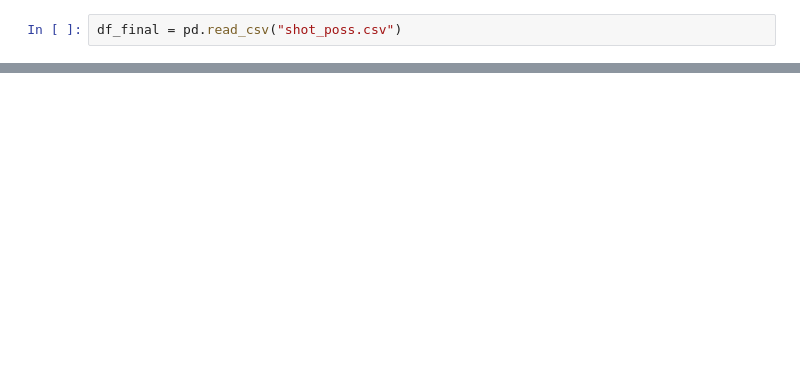
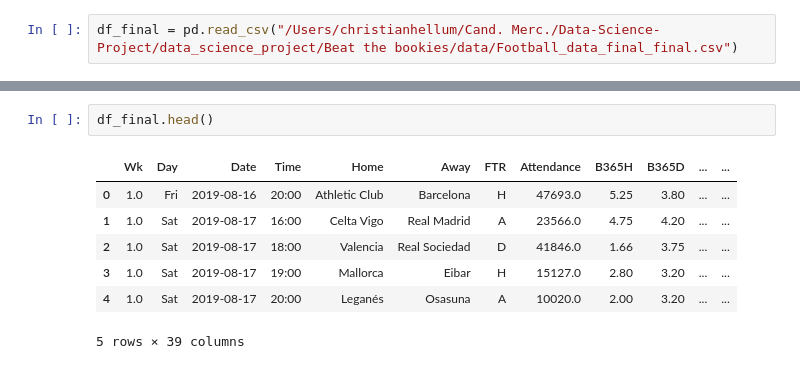
Before and after one commit to hellum55/Data-Science-Project, a Jupyter notebook: data_science_project/Beat the bookies/EDA.ipynb, the cells around one changed output, grey strips where cells are left out. Cells and saved outputs as stored; diff of their text form; blank space fills up the shorter version.

```diff
--- a/data_science_project/Beat the bookies/EDA.ipynb
+++ b/data_science_project/Beat the bookies/EDA.ipynb
@@ -3,2 +15,2 @@ import pandas as pd
 # %%
-df_final = pd.read_csv("shot_poss.csv")
+df_final = pd.read_csv("/Users/christianhellum/Cand. Merc./Data-Science-Project/data_science_project/Beat the bookies/data/Football_data_final_final.csv")
@@ -6,0 +32,10 @@ FileNotFoundError: [Errno 2] No such file or directory: 'shot_poss.csv'
+# %%
+df_final.head()
+# %% [output]
+|  | Wk | Day | Date | Time | Home | Away | FTR | Attendance | B365H | B365D | ... | ... |
+| 0 | 1.0 | Fri | 2019-08-16 | 20:00 | Athletic Club | Barcelona | H | 47693.0 | 5.25 | 3.80 | ... | ... |
+| 1 | 1.0 | Sat | 2019-08-17 | 16:00 | Celta Vigo | Real Madrid | A | 23566.0 | 4.75 | 4.20 | ... | ... |
+| 2 | 1.0 | Sat | 2019-08-17 | 18:00 | Valencia | Real Sociedad | D | 41846.0 | 1.66 | 3.75 | ... | ... |
+| 3 | 1.0 | Sat | 2019-08-17 | 19:00 | Mallorca | Eibar | H | 15127.0 | 2.80 | 3.20 | ... | ... |
+| 4 | 1.0 | Sat | 2019-08-17 | 20:00 | Leganés | Osasuna | A | 10020.0 | 2.00 | 3.20 | ... | ... |
+5 rows × 39 columns
```
Also changed, not shown: parts of 26 cells of this notebook, 1 other file.
